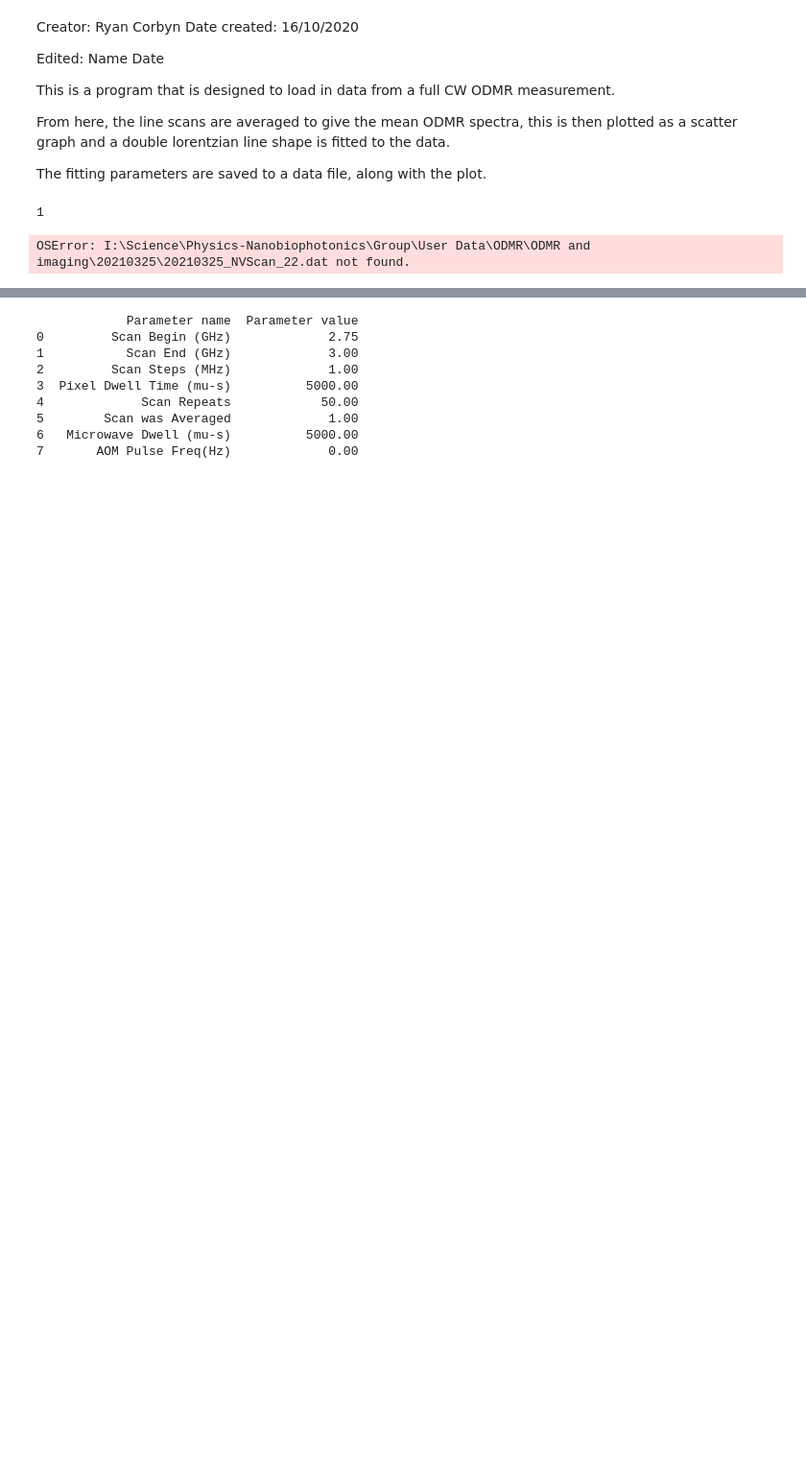
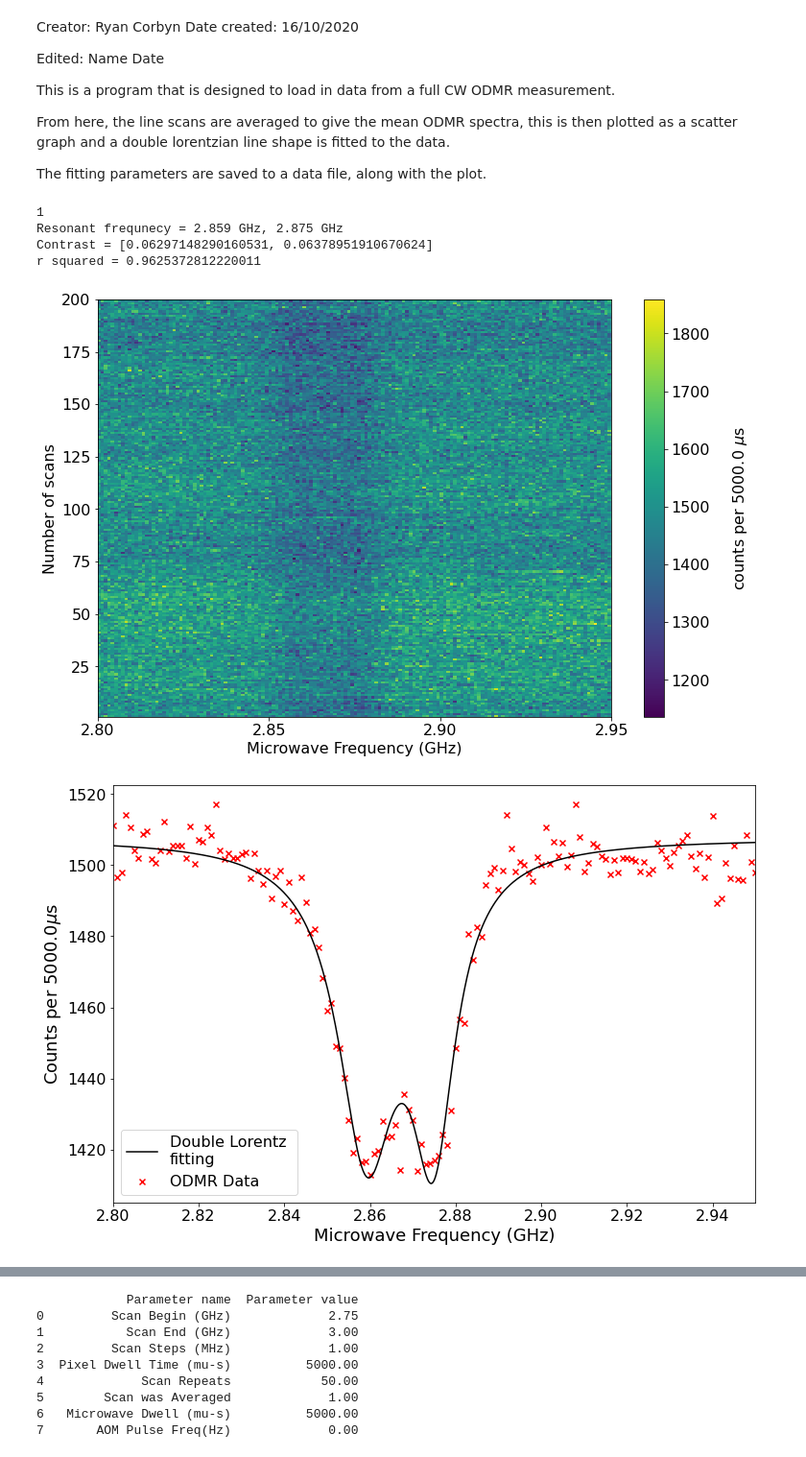
Before and after one commit to Corbyn93/Ryans_Python_Scripts, a Jupyter notebook: Ryan's Jupyter stuff/ODMR analysis/20201028_CW_ODMR_analysis.ipynb, the cells around one changed output, grey strips where cells are left out. Shown at 96% size. Saved outputs shown, nothing was run; the diff lists cells and outputs as text; code cells hidden in the pictures; blank space fills up the shorter version.

```diff
--- a/Ryan's Jupyter stuff/ODMR analysis/20201028_CW_ODMR_analysis.ipynb
+++ b/Ryan's Jupyter stuff/ODMR analysis/20201028_CW_ODMR_analysis.ipynb
@@ -211,9 +211,10 @@ def save_data(date, file_ID, nd, fitted_contrast, coeffs, opt_error, r_squared,
 
 # Load in the data file into an np array, and freqeuncy scan parameters
 # into a pandas array.
-folder_path = 'I:\\Science\\Physics-Nanobiophotonics\\Group\\User Data\\ODMR\\ODMR and imaging\\'
-date = '20210325'
-file_name = date + '_NVScan_22'
+#folder_path = 'I:\\Science\\Physics-Nanobiophotonics\\Group\\User Data\\ODMR\\ODMR and imaging\\'
+folder_path = 'I:\\Science\\Physics-Nanobiophotonics\\Group\\User Data\\ODMR\\Imaging\\'
+date = '20210414'
+file_name = date + '_NVScan_02'
 nd_number = int(file_name[-2:]) - 1
 nd = 1#np.remainder(nd_number, 5) + 1
 
@@ -252,32 +253,36 @@ init_params = [dip_depth[0], freq_mins[0], 0.005, dip_depth[1], freq_mins[1], 0.
 lower_bounds = [-np.inf, init_params[1] - 0.01, 0, -np.inf, init_params[4] - 0.01, 0, 0]
 upper_bounds = [np.inf, init_params[1] + 0.01, 1, np.inf, init_params[4] + 0.01, 1, np.inf]
 
 
 # generate the optimised curve fit parameters.
 fitting_params, error_in_fit = optimised_lorentz_fit(freq, norm_mean_odmr, init_params,
                                                     lower_bounds, upper_bounds)
 
 #fitting_params[3] = -90
 #fitting_params[4] = 2.888
 #fitting_params[5] = 0.01
 
 
 
 print('Resonant frequnecy = ' + str(round(fitting_params[1],3)) +' GHz, ' +
       str(round(fitting_params[4],3)) +' GHz')
 
 #
 # plot the fitting to ax2
 ax2, y_fit = plot_fitting(ax2, freq, params_values[3])
 
 fitted_contrast = get_fitting_contrast(fitting_params[1], fitting_params[4], freq, y_fit,  fitting_params[6], params_values[2])
 print('Contrast = ' + str(fitted_contrast))
 
 # get the r^2 value for the fitting
 r_squared = get_r_squared(freq, norm_mean_odmr, y_fit)
 print('r squared = ' + str(r_squared))
 
-save_data(date, file_name, nd, fitted_contrast, fitting_params, error_in_fit, r_squared, fig1, fig2)
+#save_data(date, file_name, nd, fitted_contrast, fitting_params, error_in_fit, r_squared, fig1, fig2)
 # %% [output]
 1
+Resonant frequnecy = 2.859 GHz, 2.875 GHz
+Contrast = [0.06297148290160531, 0.06378951910670624]
+r squared = 0.9625372812220011
-OSError: I:\Science\Physics-Nanobiophotonics\Group\User Data\ODMR\ODMR and imaging\20210325\20210325_NVScan_22.dat not found.
+[figure, added]
+[figure, added]
```
Also changed, not shown: parts of 2 cells of this notebook, 2 other files.
